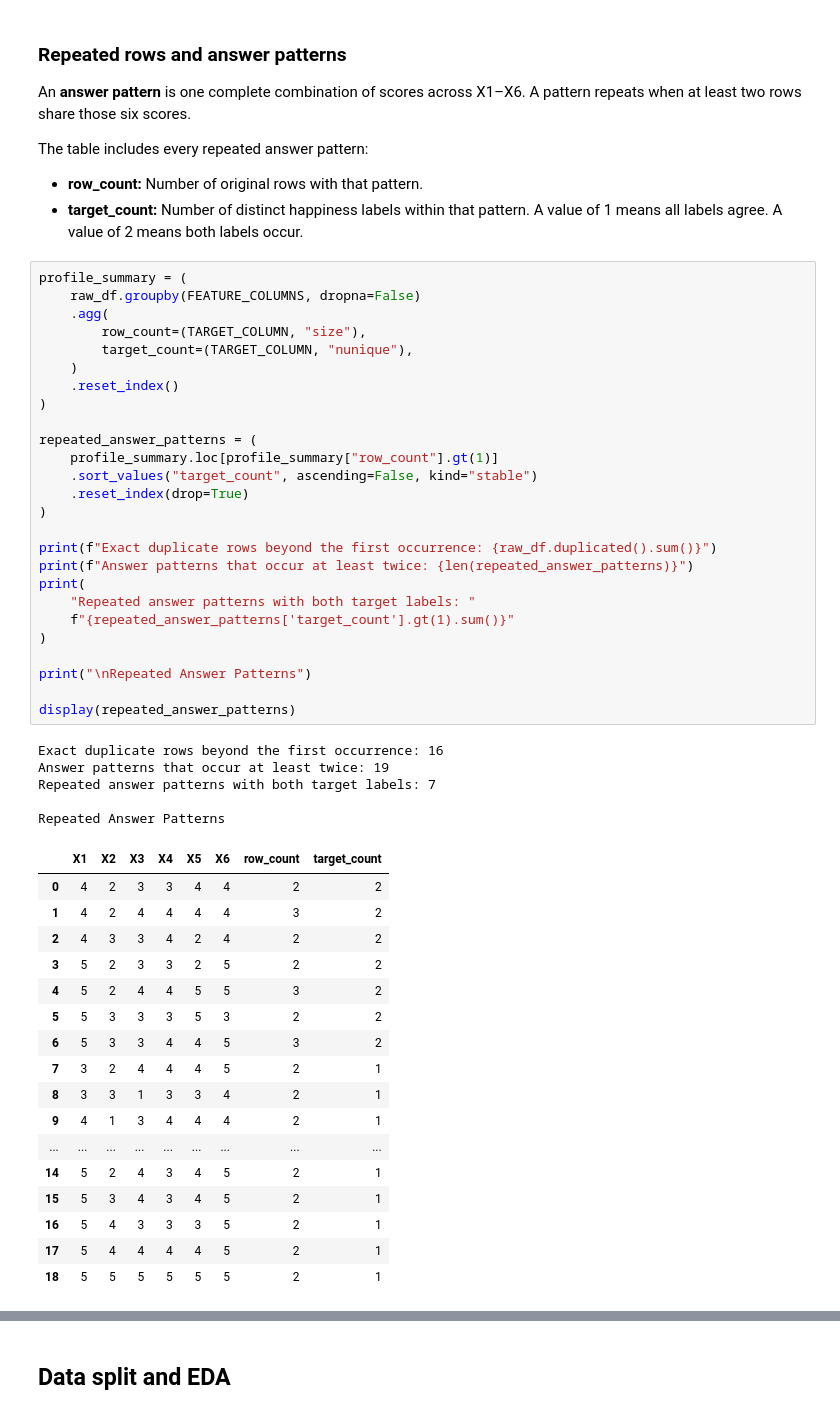
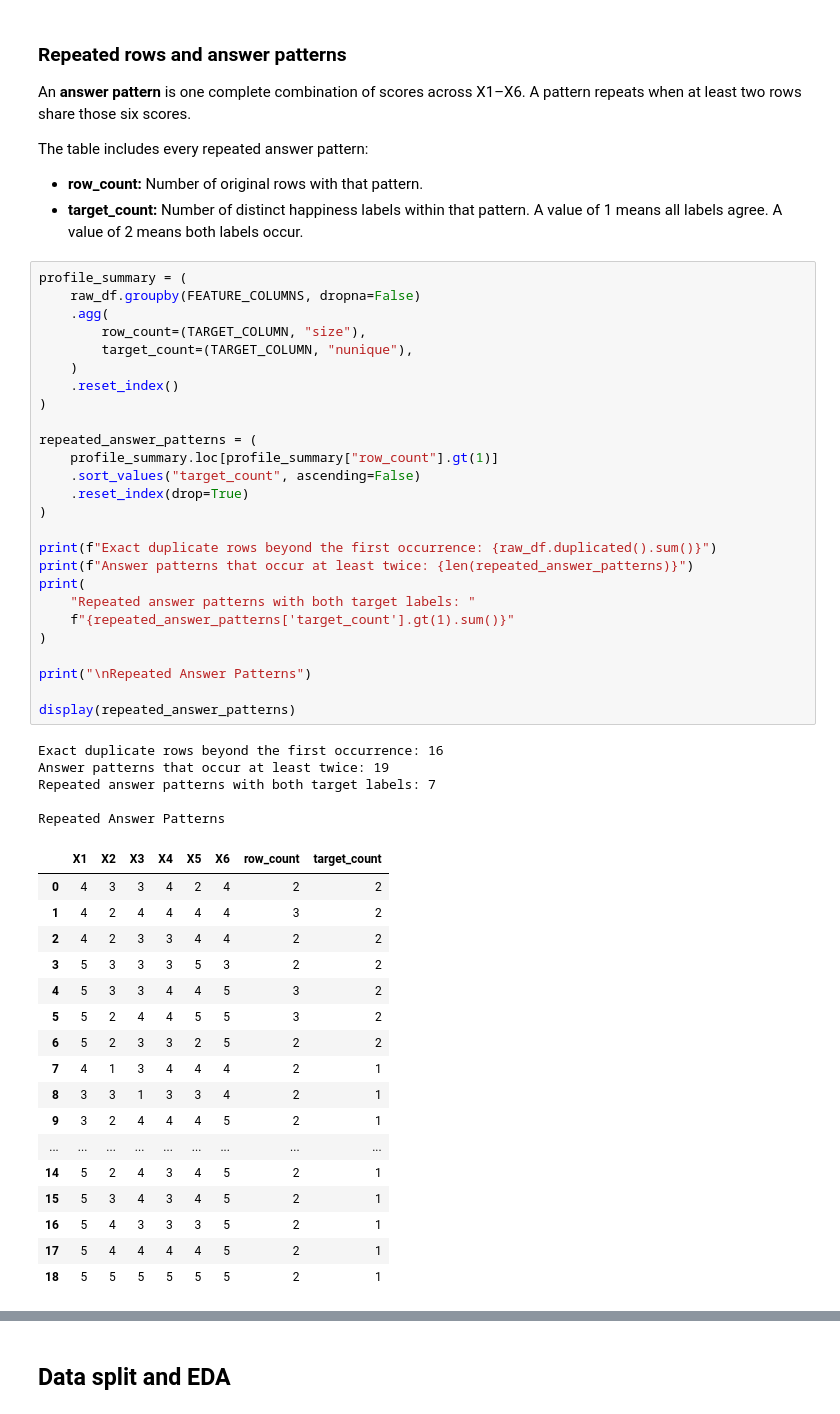
Before and after one commit to ca34525/QWFuFPmtYoLpq4Qt, a Jupyter notebook: notebooks/1.0-CTA-customer-happiness-analysis.ipynb, the cells around one changed output, grey strips where cells are left out. Cells and saved outputs as stored; diff of their text form.

```diff
--- a/notebooks/1.0-CTA-customer-happiness-analysis.ipynb
+++ b/notebooks/1.0-CTA-customer-happiness-analysis.ipynb
@@ -133,44 +146,44 @@ profile_summary = (
     raw_df.groupby(FEATURE_COLUMNS, dropna=False)
     .agg(
         row_count=(TARGET_COLUMN, "size"),
         target_count=(TARGET_COLUMN, "nunique"),
     )
     .reset_index()
 )
 
 repeated_answer_patterns = (
     profile_summary.loc[profile_summary["row_count"].gt(1)]
-    .sort_values("target_count", ascending=False, kind="stable")
+    .sort_values("target_count", ascending=False)
     .reset_index(drop=True)
 )
 
 print(f"Exact duplicate rows beyond the first occurrence: {raw_df.duplicated().sum()}")
 print(f"Answer patterns that occur at least twice: {len(repeated_answer_patterns)}")
 print(
     "Repeated answer patterns with both target labels: "
     f"{repeated_answer_patterns['target_count'].gt(1).sum()}"
 )
 
 print("\nRepeated Answer Patterns")
 
 display(repeated_answer_patterns)
 # %% [output]
 Exact duplicate rows beyond the first occurrence: 16
 Answer patterns that occur at least twice: 19
 Repeated answer patterns with both target labels: 7
 
 Repeated Answer Patterns
 |  | X1 | X2 | X3 | X4 | X5 | X6 | row_count | target_count |
-| 0 | 4 | 2 | 3 | 3 | 4 | 4 | 2 | 2 |
+| 0 | 4 | 3 | 3 | 4 | 2 | 4 | 2 | 2 |
 | 1 | 4 | 2 | 4 | 4 | 4 | 4 | 3 | 2 |
-| 2 | 4 | 3 | 3 | 4 | 2 | 4 | 2 | 2 |
-| 3 | 5 | 2 | 3 | 3 | 2 | 5 | 2 | 2 |
-| 4 | 5 | 2 | 4 | 4 | 5 | 5 | 3 | 2 |
-| 5 | 5 | 3 | 3 | 3 | 5 | 3 | 2 | 2 |
-| 6 | 5 | 3 | 3 | 4 | 4 | 5 | 3 | 2 |
-| 7 | 3 | 2 | 4 | 4 | 4 | 5 | 2 | 1 |
+| 2 | 4 | 2 | 3 | 3 | 4 | 4 | 2 | 2 |
+| 3 | 5 | 3 | 3 | 3 | 5 | 3 | 2 | 2 |
+| 4 | 5 | 3 | 3 | 4 | 4 | 5 | 3 | 2 |
+| 5 | 5 | 2 | 4 | 4 | 5 | 5 | 3 | 2 |
+| 6 | 5 | 2 | 3 | 3 | 2 | 5 | 2 | 2 |
+| 7 | 4 | 1 | 3 | 4 | 4 | 4 | 2 | 1 |
 | 8 | 3 | 3 | 1 | 3 | 3 | 4 | 2 | 1 |
-| 9 | 4 | 1 | 3 | 4 | 4 | 4 | 2 | 1 |
+| 9 | 3 | 2 | 4 | 4 | 4 | 5 | 2 | 1 |
 | ... | ... | ... | ... | ... | ... | ... | ... | ... |
 | 14 | 5 | 2 | 4 | 3 | 4 | 5 | 2 | 1 |
 | 15 | 5 | 3 | 4 | 3 | 4 | 5 | 2 | 1 |
```
Also changed, not shown: parts of 8 cells of this notebook.
